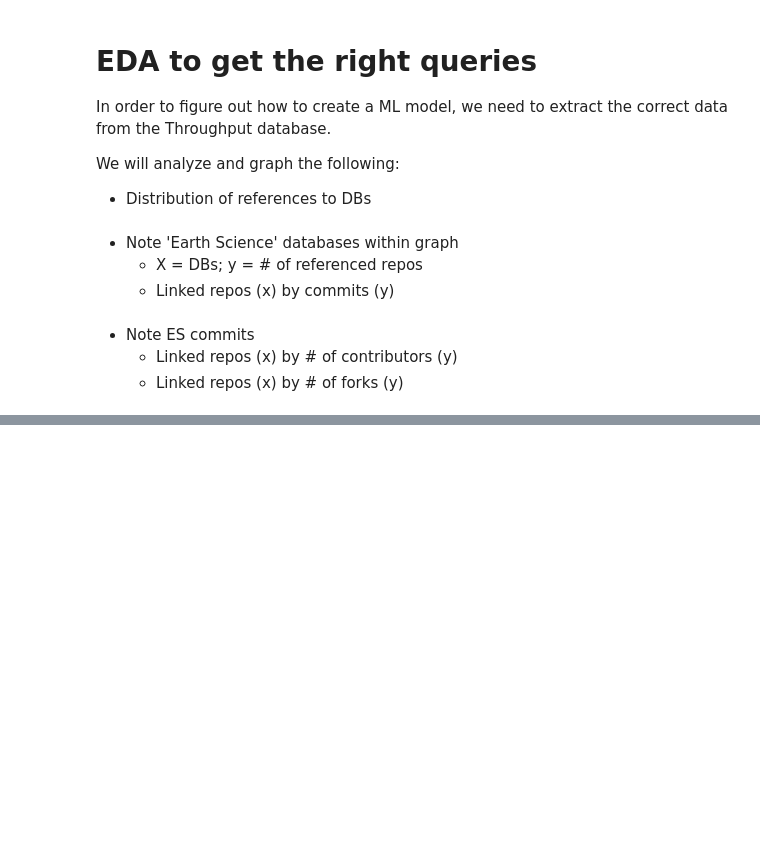
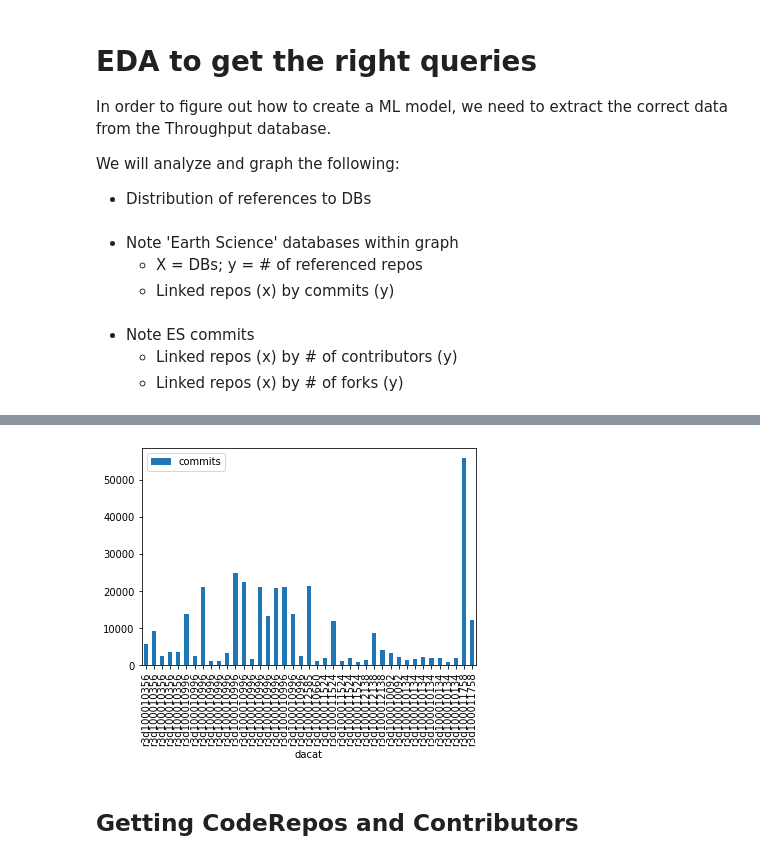
Before and after one commit to throughput-ec/NeotomaRecommender, a Jupyter notebook: neo4j.ipynb, the cells around one changed output, grey strips where cells are left out. Cells and saved outputs as stored; diff of their text form; code cells hidden in the pictures; blank space fills up the shorter version.

```diff
--- a/neo4j.ipynb
+++ b/neo4j.ipynb
@@ -256,0 +307,3 @@ for i in range(0,10):
+# %%
+data[1]['properties(cr)']['meta']
+example = json.loads(data[1]['properties(cr)']['meta'])
@@ -256,0 +314,27 @@ for i in range(0,10):
+# %%
+helper_dict3={'dacat': [],
+              'meta':[],
+              'cr_item': [],
+              'commits':[]}
+
+
+for i in range (0, len(data)-1):
+    helper_dict3['dacat'].append(data[i]['properties(dc)']['id'])
+    try:
+        helper_dict3['meta'].append(data[i]['properties(cr)']['meta'])
+        json_data = json.loads(data[i]['properties(cr)']['meta'])
+        helper_data = json_data['id']
+        extra_element = json_data['commits']['totalCommits']
+        helper_dict3['cr_item'].append(helper_data)
+        helper_dict3['commits'].append(extra_element)
+
+    except KeyError:
+        helper_dict3['meta'].append("None2")
+        helper_dict3['cr_item'].append("Missing")
+        helper_dict3['commits'].append("Missing")
+# %%
+commits_df = pd.DataFrame(helper_dict3)
+commits_df = commits_df[commits_df['commits'] != "Missing"]
+commits_df = commits_df.drop_duplicates().reset_index(drop=True)
+commits_df = commits_df[['dacat', 'cr_item', 'commits']]
+commits_df.head(10)
@@ -256,0 +365,8 @@ for i in range(0,10):
+# %%
+commits_900_plot = commits_df[commits_df['commits']>=900]
+# %%
+commits_plot = commits_900_plot.plot(x='dacat', y='commits', kind='bar')
+# %% [output]
+[figure, added]
+# %% [markdown]
+## Getting CodeRepos and Contributors
```
Also changed, not shown: parts of 66 cells of this notebook.
